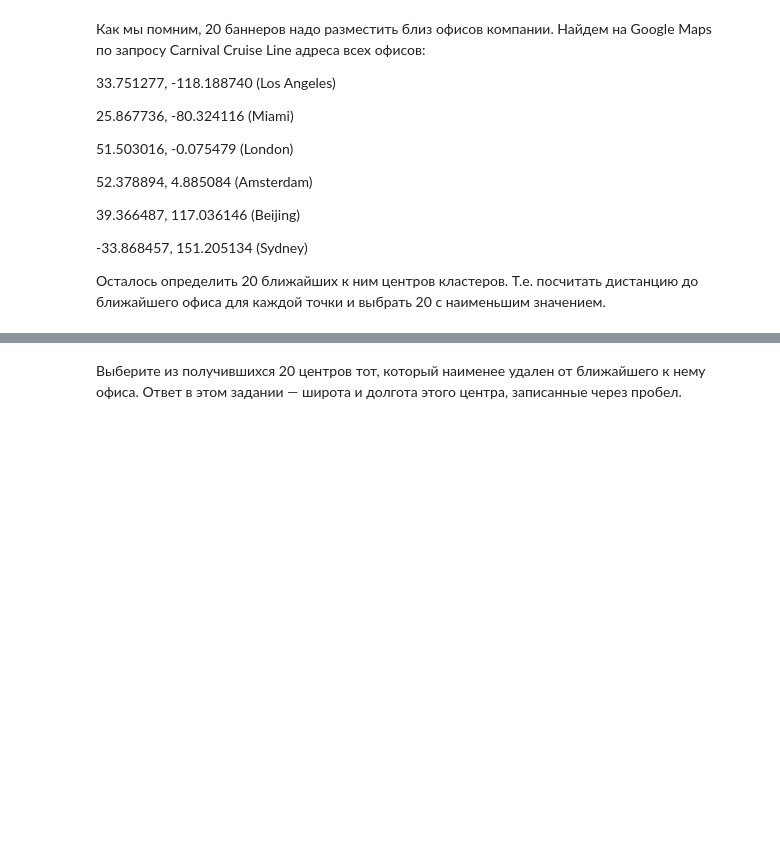
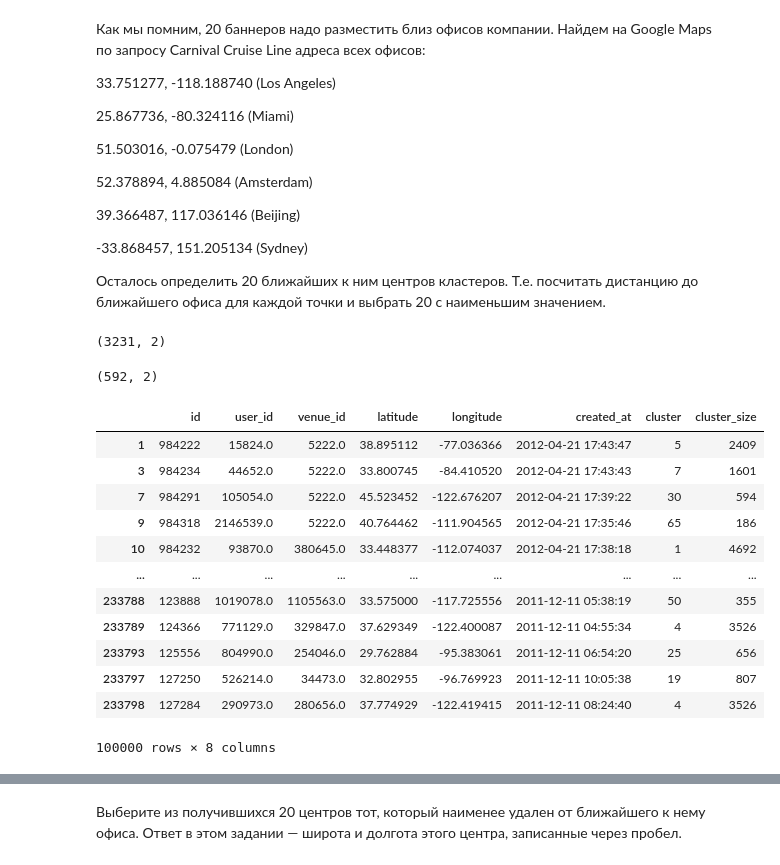
Before and after one commit to Erygfry/DataScience_HW, a Jupyter notebook: HW_6/banner_placement.ipynb, the cells around one changed output, grey strips where cells are left out. Saved outputs shown, nothing was run; the diff lists cells and outputs as text; code cells hidden in the pictures; blank space fills up the shorter version.

```diff
--- a/HW_6/banner_placement.ipynb
+++ b/HW_6/banner_placement.ipynb
@@ -83,0 +99,4 @@ def distance(x, y):
+# %%
+cluster_centers.shape
+# %% [output]
+(3231, 2)
@@ -83,0 +106,20 @@ def distance(x, y):
+# %%
+filtered_cluster_centers.shape
+# %% [output]
+(592, 2)
+# %%
+checkins
+# %% [output]
+|  | id | user_id | venue_id | latitude | longitude | created_at | cluster | cluster_size |
+| 1 | 984222 | 15824.0 | 5222.0 | 38.895112 | -77.036366 | 2012-04-21 17:43:47 | 5 | 2409 |
+| 3 | 984234 | 44652.0 | 5222.0 | 33.800745 | -84.410520 | 2012-04-21 17:43:43 | 7 | 1601 |
+| 7 | 984291 | 105054.0 | 5222.0 | 45.523452 | -122.676207 | 2012-04-21 17:39:22 | 30 | 594 |
+| 9 | 984318 | 2146539.0 | 5222.0 | 40.764462 | -111.904565 | 2012-04-21 17:35:46 | 65 | 186 |
+| 10 | 984232 | 93870.0 | 380645.0 | 33.448377 | -112.074037 | 2012-04-21 17:38:18 | 1 | 4692 |
+| ... | ... | ... | ... | ... | ... | ... | ... | ... |
+| 233788 | 123888 | 1019078.0 | 1105563.0 | 33.575000 | -117.725556 | 2011-12-11 05:38:19 | 50 | 355 |
+| 233789 | 124366 | 771129.0 | 329847.0 | 37.629349 | -122.400087 | 2011-12-11 04:55:34 | 4 | 3526 |
+| 233793 | 125556 | 804990.0 | 254046.0 | 29.762884 | -95.383061 | 2011-12-11 06:54:20 | 25 | 656 |
+| 233797 | 127250 | 526214.0 | 34473.0 | 32.802955 | -96.769923 | 2011-12-11 10:05:38 | 19 | 807 |
+| 233798 | 127284 | 290973.0 | 280656.0 | 37.774929 | -122.419415 | 2011-12-11 08:24:40 | 4 | 3526 |
+100000 rows × 8 columns
```
Also changed, not shown: parts of 12 cells of this notebook.
